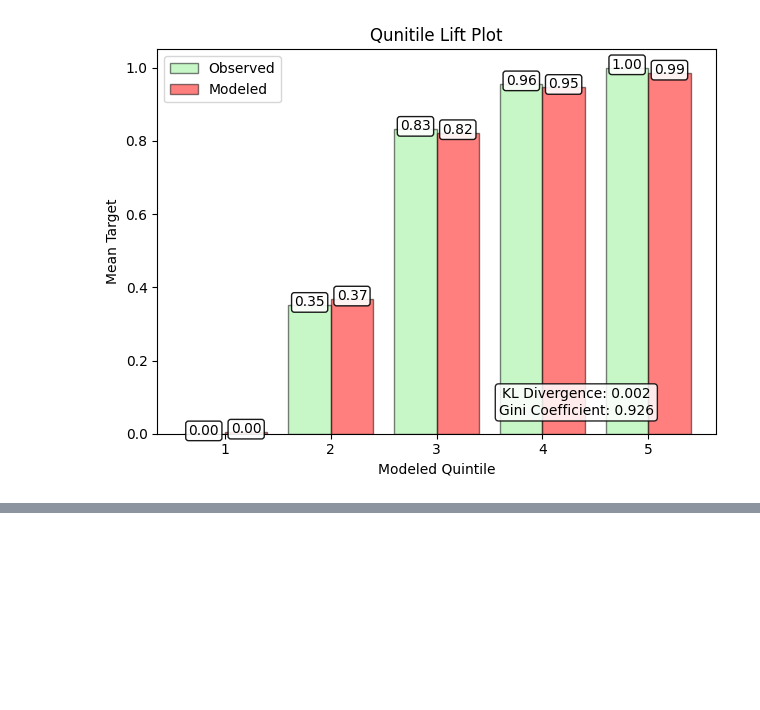
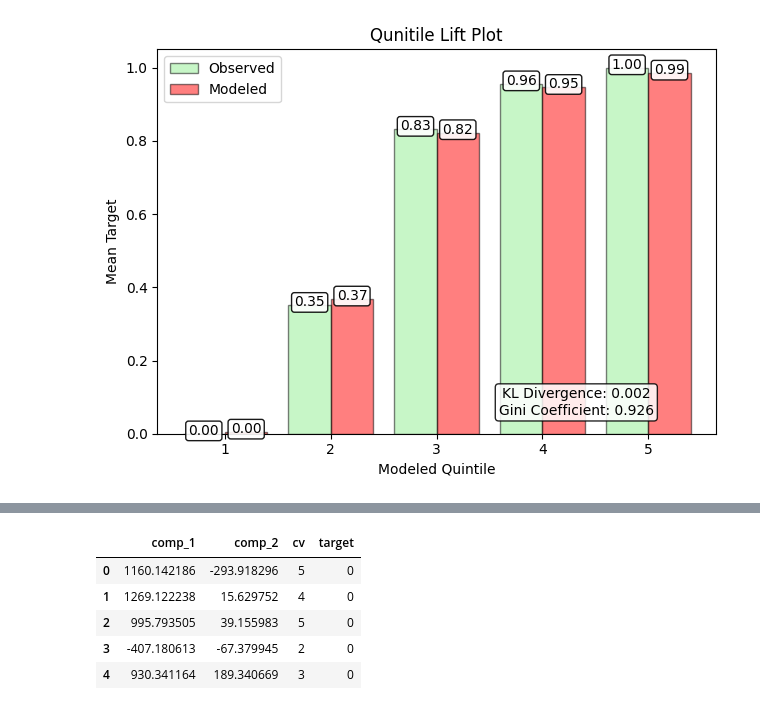
Before and after one commit to predictables/predictables, a Jupyter notebook: dev_univariate.ipynb, the cells around one changed output, grey strips where cells are left out. Cells and saved outputs as stored; diff of their text form; code cells hidden in the pictures; blank space fills up the shorter version.

```diff
--- a/dev_univariate.ipynb
+++ b/dev_univariate.ipynb
@@ -241,0 +222,9 @@ plt.show()
+# %%
+m.df.head()
+# %% [output]
+|  | comp_1 | comp_2 | cv | target |
+| 0 | 1160.142186 | -293.918296 | 5 | 0 |
+| 1 | 1269.122238 | 15.629752 | 4 | 0 |
+| 2 | 995.793505 | 39.155983 | 5 | 0 |
+| 3 | -407.180613 | -67.379945 | 2 | 0 |
+| 4 | 930.341164 | 189.340669 | 3 | 0 |
```
Also changed, not shown: parts of 18 cells of this notebook, 8 other files.
